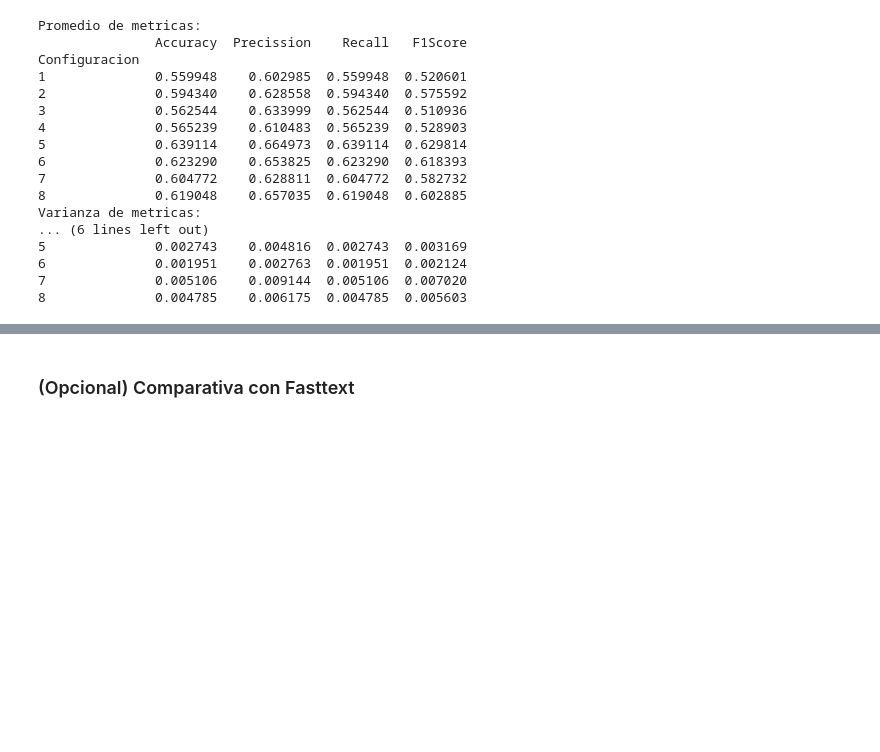
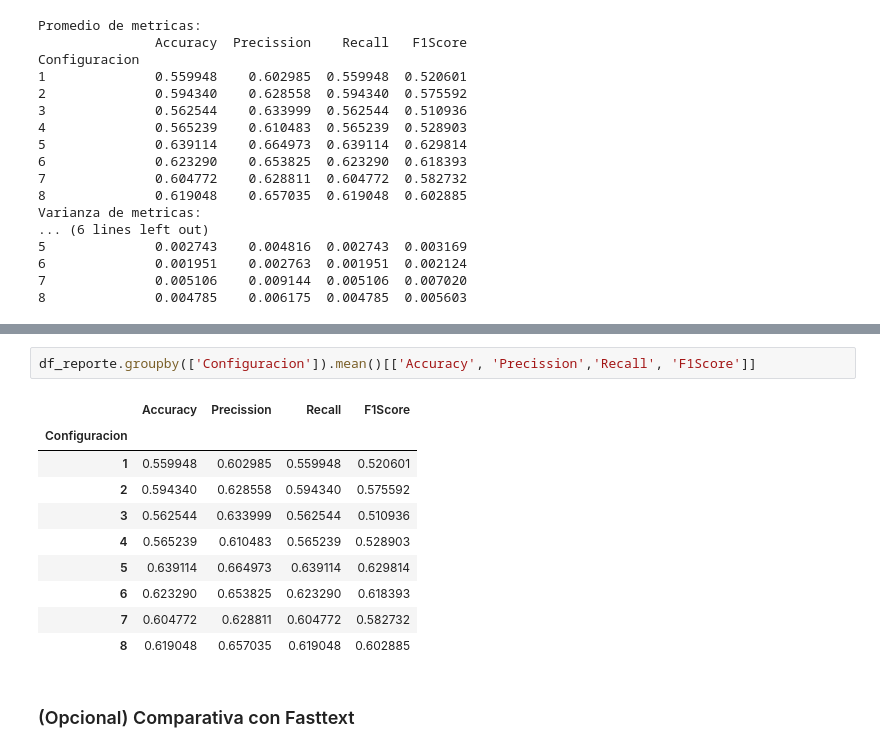
Before and after one commit to lupish/introcd_grupo_17, a Jupyter notebook: Tarea_2/shakespeare_tarea_2.ipynb, the cells around one changed output, grey strips where cells are left out. Drawn from its saved outputs; the diff is of its cells as text; blank space fills up the shorter version.

```diff
--- a/Tarea_2/shakespeare_tarea_2.ipynb
+++ b/Tarea_2/shakespeare_tarea_2.ipynb
@@ -745,3 +741,16 @@ plt.show()
+# %%
+df_reporte.groupby(['Configuracion']).mean()[['Accuracy', 'Precission','Recall', 'F1Score']]
+# %% [output]
+|  | Accuracy | Precission | Recall | F1Score |
+| Configuracion |  |  |  |  |
+| 1 | 0.559948 | 0.602985 | 0.559948 | 0.520601 |
+| 2 | 0.594340 | 0.628558 | 0.594340 | 0.575592 |
+| 3 | 0.562544 | 0.633999 | 0.562544 | 0.510936 |
+| 4 | 0.565239 | 0.610483 | 0.565239 | 0.528903 |
+| 5 | 0.639114 | 0.664973 | 0.639114 | 0.629814 |
+| 6 | 0.623290 | 0.653825 | 0.623290 | 0.618393 |
+| 7 | 0.604772 | 0.628811 | 0.604772 | 0.582732 |
+| 8 | 0.619048 | 0.657035 | 0.619048 | 0.602885 |
 # %% [markdown]
 ### (Opcional) Comparativa con Fasttext
 # %%
```
Also changed, not shown: parts of 10 cells of this notebook.
